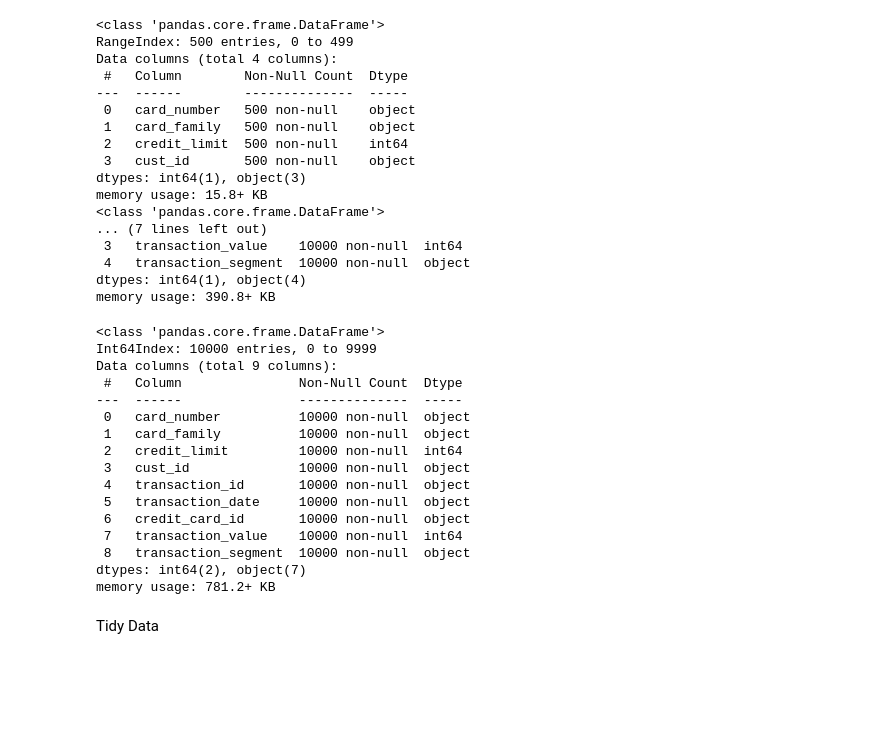
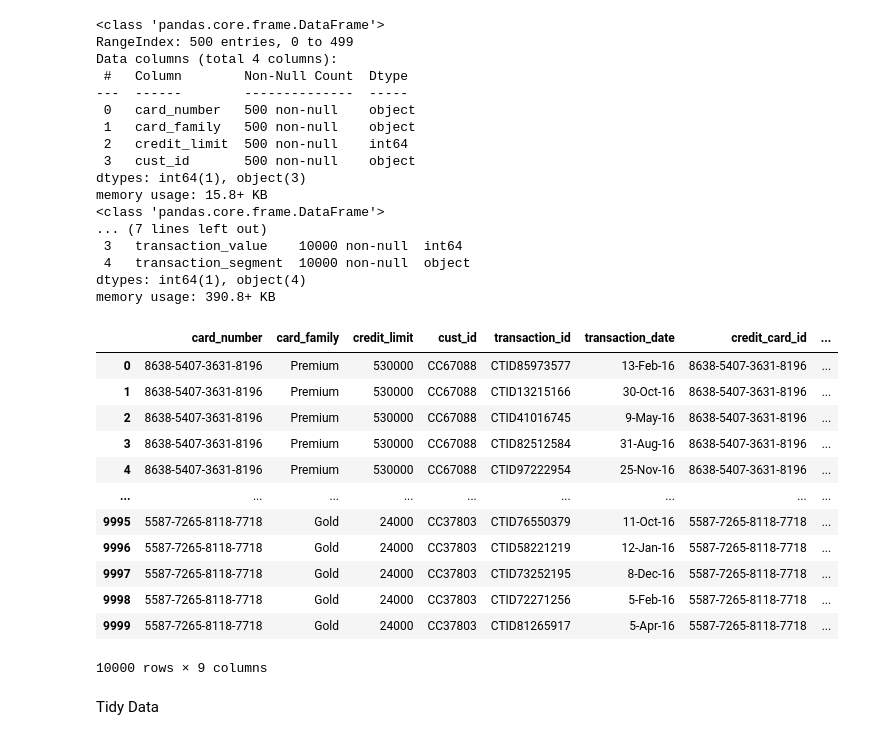
Before and after one commit to Anominity/codeclan_homework_ChrisGlenshaw, a Jupyter notebook: week_12/day_3/hw_week12_day3.ipynb, the cells around one changed output. Saved outputs shown, nothing was run; the diff lists cells and outputs as text; code cells hidden in the pictures; blank space fills up the shorter version.

```diff
--- a/week_12/day_3/hw_week12_day3.ipynb
+++ b/week_12/day_3/hw_week12_day3.ipynb
@@ -72,24 +118,21 @@ memory usage: 15.8+ KB
 dtypes: int64(1), object(4)
 memory usage: 390.8+ KB
 # %%
-card_trans.info()
+card_trans
 # %% [output]
+|  | card_number | card_family | credit_limit | cust_id | transaction_id | transaction_date | credit_card_id | ... |
+| 0 | 8638-5407-3631-8196 | Premium | 530000 | CC67088 | CTID85973577 | 13-Feb-16 | 8638-5407-3631-8196 | ... |
+| 1 | 8638-5407-3631-8196 | Premium | 530000 | CC67088 | CTID13215166 | 30-Oct-16 | 8638-5407-3631-8196 | ... |
+| 2 | 8638-5407-3631-8196 | Premium | 530000 | CC67088 | CTID41016745 | 9-May-16 | 8638-5407-3631-8196 | ... |
+| 3 | 8638-5407-3631-8196 | Premium | 530000 | CC67088 | CTID82512584 | 31-Aug-16 | 8638-5407-3631-8196 | ... |
+| 4 | 8638-5407-3631-8196 | Premium | 530000 | CC67088 | CTID97222954 | 25-Nov-16 | 8638-5407-3631-8196 | ... |
+| ... | ... | ... | ... | ... | ... | ... | ... | ... |
+| 9995 | 5587-7265-8118-7718 | Gold | 24000 | CC37803 | CTID76550379 | 11-Oct-16 | 5587-7265-8118-7718 | ... |
+| 9996 | 5587-7265-8118-7718 | Gold | 24000 | CC37803 | CTID58221219 | 12-Jan-16 | 5587-7265-8118-7718 | ... |
+| 9997 | 5587-7265-8118-7718 | Gold | 24000 | CC37803 | CTID73252195 | 8-Dec-16 | 5587-7265-8118-7718 | ... |
+| 9998 | 5587-7265-8118-7718 | Gold | 24000 | CC37803 | CTID72271256 | 5-Feb-16 | 5587-7265-8118-7718 | ... |
+| 9999 | 5587-7265-8118-7718 | Gold | 24000 | CC37803 | CTID81265917 | 5-Apr-16 | 5587-7265-8118-7718 | ... |
-<class 'pandas.core.frame.DataFrame'>
-Int64Index: 10000 entries, 0 to 9999
-Data columns (total 9 columns):
- #   Column               Non-Null Count  Dtype
----  ------               --------------  -----
- 0   card_number          10000 non-null  object
- 1   card_family          10000 non-null  object
- 2   credit_limit         10000 non-null  int64
- 3   cust_id              10000 non-null  object
- 4   transaction_id       10000 non-null  object
- 5   transaction_date     10000 non-null  object
- 6   credit_card_id       10000 non-null  object
- 7   transaction_value    10000 non-null  int64
- 8   transaction_segment  10000 non-null  object
-dtypes: int64(2), object(7)
-memory usage: 781.2+ KB
+10000 rows × 9 columns
 # %% [markdown]
 
 Tidy Data
```
Also changed, not shown: parts of 7 cells of this notebook.
